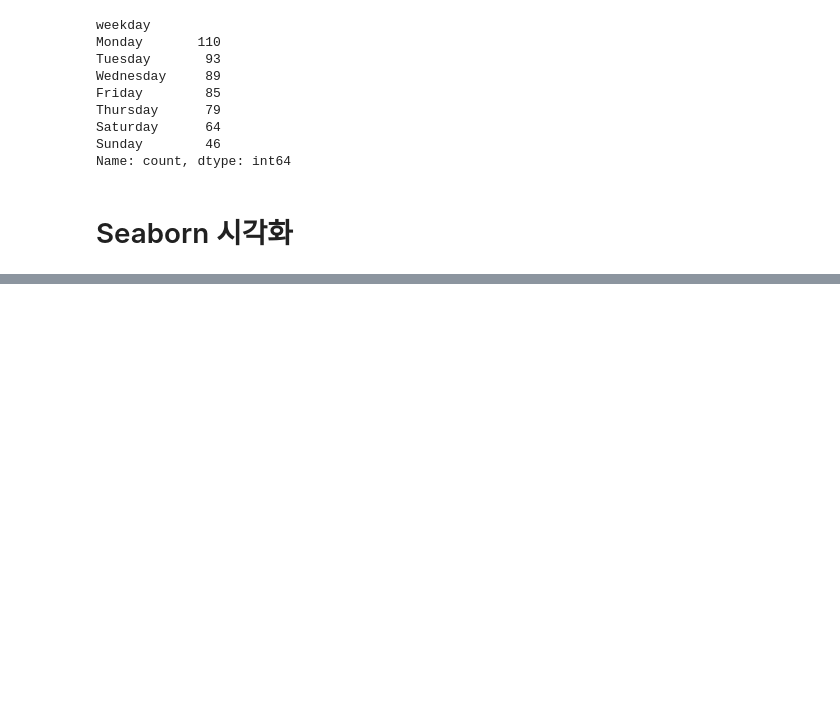
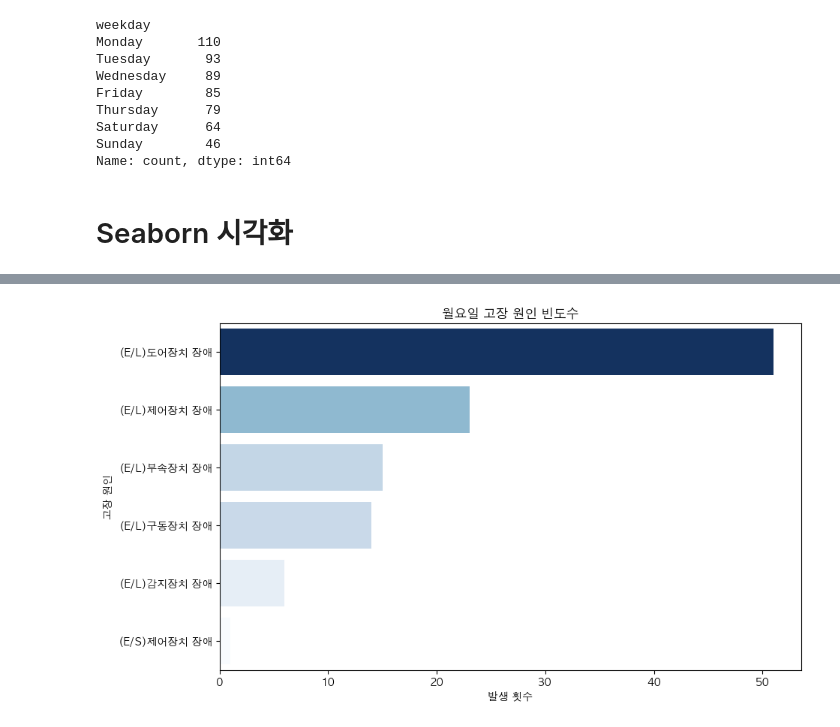
Before and after one commit to torabo/project, a Jupyter notebook: subway_problem/eda.ipynb, the cells around one changed output, grey strips where cells are left out. Drawn from its saved outputs; the diff is of its cells as text; code cells hidden in the pictures; blank space fills up the shorter version.

```diff
--- a/subway_problem/eda.ipynb
+++ b/subway_problem/eda.ipynb
@@ -59,0 +101,19 @@ Passing `palette` without assigning `hue` is deprecated and will be removed in v
+# %%
+monday_counts = df[df['weekday'] == 'Monday']['고장원인'].value_counts()
+
+# 시각화
+plt.figure(figsize=(10, 6))
+sns.barplot(
+    x=monday_counts.values,
+    y=monday_counts.index,
+    hue = monday_counts.values, legend= False,
+    palette="Blues"
+)
+
+# 제목 및 레이블
+plt.xlabel("발생 횟수")
+plt.ylabel("고장 원인")
+plt.title("월요일 고장 원인 빈도수")
+plt.show()
+# %% [output]
+[figure, added]
```
Also changed, not shown: parts of 13 cells of this notebook.
